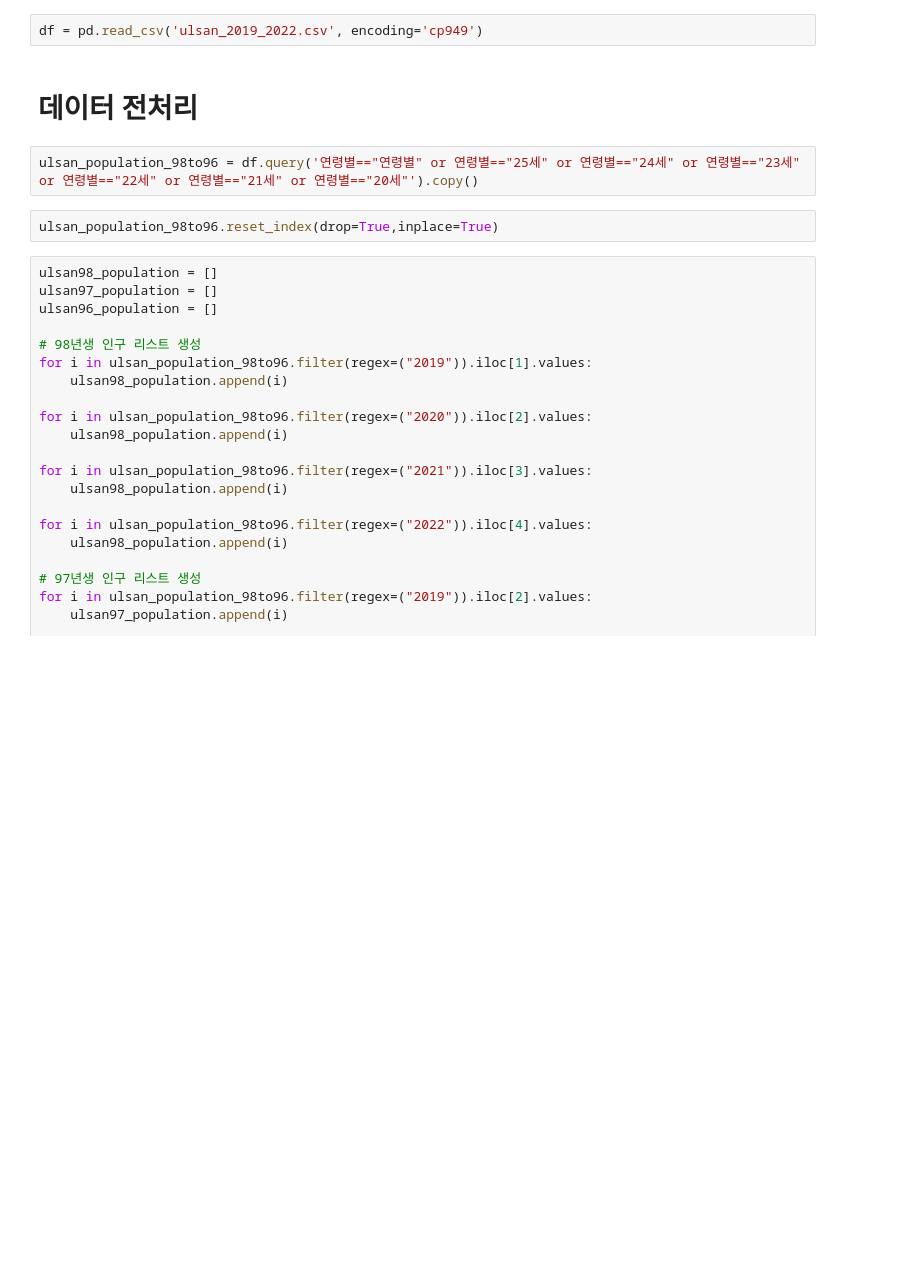
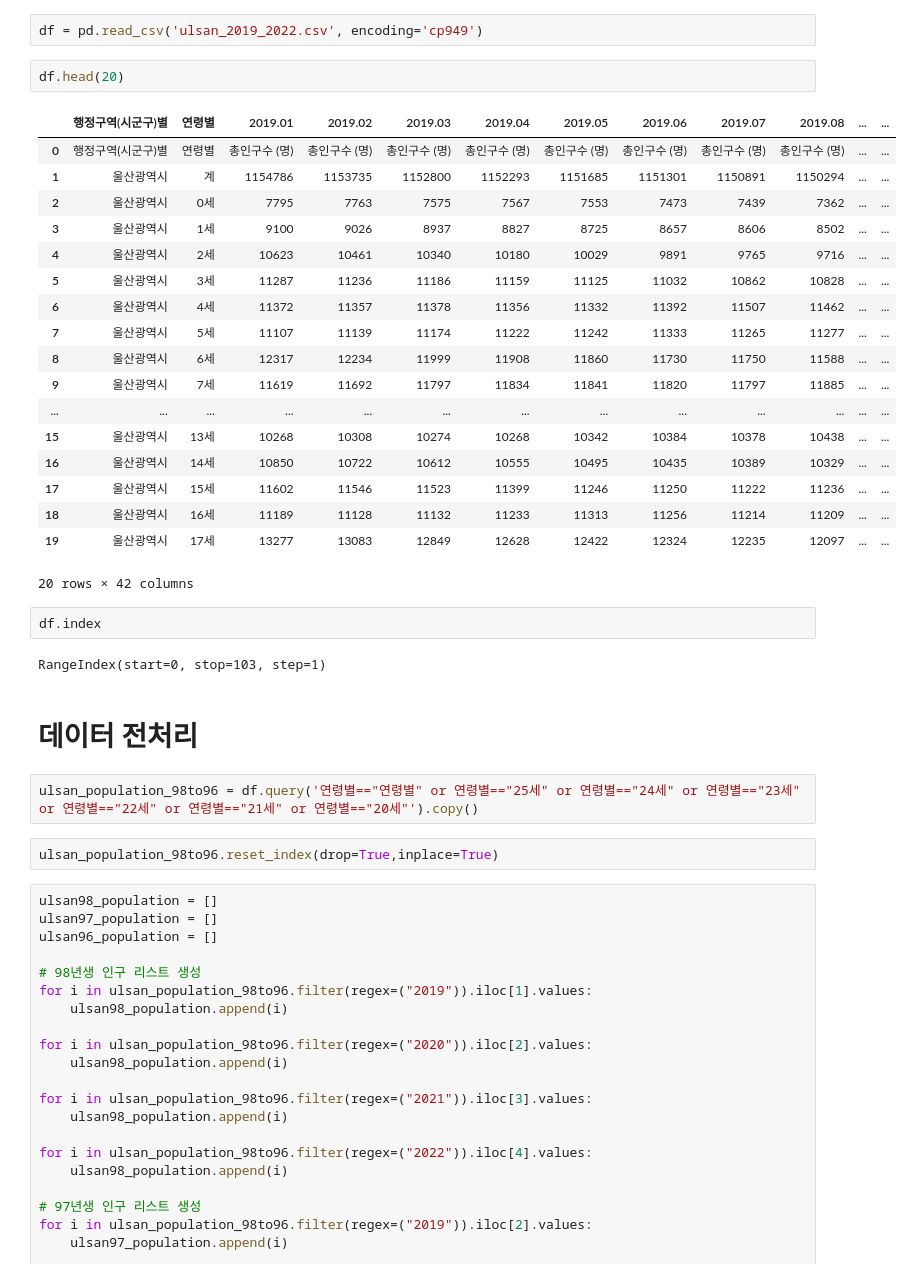
Before and after one commit to CoreDotToday/Mathematical-analysis-and-modeling-for-the-industrial-data-Spring-2023, a Jupyter notebook: Class2. Interpolation and Fourier/울산 96년생~98년생 주민등록자 수 변화.ipynb, the cells around one changed output. Cells and saved outputs as stored; diff of their text form; blank space fills up the shorter version.

```diff
--- a/Class2. Interpolation and Fourier/울산 96년생~98년생 주민등록자 수 변화.ipynb
+++ b/Class2. Interpolation and Fourier/울산 96년생~98년생 주민등록자 수 변화.ipynb
@@ -4,5 +15,30 @@ import plotly.graph_objects as go
 # %%
 df = pd.read_csv('ulsan_2019_2022.csv', encoding='cp949')
+# %%
+df.head(20)
+# %% [output]
+|  | 행정구역(시군구)별 | 연령별 | 2019.01 | 2019.02 | 2019.03 | 2019.04 | 2019.05 | 2019.06 | 2019.07 | 2019.08 | ... | ... |
+| 0 | 행정구역(시군구)별 | 연령별 | 총인구수 (명) | 총인구수 (명) | 총인구수 (명) | 총인구수 (명) | 총인구수 (명) | 총인구수 (명) | 총인구수 (명) | 총인구수 (명) | ... | ... |
+| 1 | 울산광역시 | 계 | 1154786 | 1153735 | 1152800 | 1152293 | 1151685 | 1151301 | 1150891 | 1150294 | ... | ... |
+| 2 | 울산광역시 | 0세 | 7795 | 7763 | 7575 | 7567 | 7553 | 7473 | 7439 | 7362 | ... | ... |
+| 3 | 울산광역시 | 1세 | 9100 | 9026 | 8937 | 8827 | 8725 | 8657 | 8606 | 8502 | ... | ... |
+| 4 | 울산광역시 | 2세 | 10623 | 10461 | 10340 | 10180 | 10029 | 9891 | 9765 | 9716 | ... | ... |
+| 5 | 울산광역시 | 3세 | 11287 | 11236 | 11186 | 11159 | 11125 | 11032 | 10862 | 10828 | ... | ... |
+| 6 | 울산광역시 | 4세 | 11372 | 11357 | 11378 | 11356 | 11332 | 11392 | 11507 | 11462 | ... | ... |
+| 7 | 울산광역시 | 5세 | 11107 | 11139 | 11174 | 11222 | 11242 | 11333 | 11265 | 11277 | ... | ... |
+| 8 | 울산광역시 | 6세 | 12317 | 12234 | 11999 | 11908 | 11860 | 11730 | 11750 | 11588 | ... | ... |
+| 9 | 울산광역시 | 7세 | 11619 | 11692 | 11797 | 11834 | 11841 | 11820 | 11797 | 11885 | ... | ... |
+| ... | ... | ... | ... | ... | ... | ... | ... | ... | ... | ... | ... | ... |
+| 15 | 울산광역시 | 13세 | 10268 | 10308 | 10274 | 10268 | 10342 | 10384 | 10378 | 10438 | ... | ... |
+| 16 | 울산광역시 | 14세 | 10850 | 10722 | 10612 | 10555 | 10495 | 10435 | 10389 | 10329 | ... | ... |
+| 17 | 울산광역시 | 15세 | 11602 | 11546 | 11523 | 11399 | 11246 | 11250 | 11222 | 11236 | ... | ... |
+| 18 | 울산광역시 | 16세 | 11189 | 11128 | 11132 | 11233 | 11313 | 11256 | 11214 | 11209 | ... | ... |
+| 19 | 울산광역시 | 17세 | 13277 | 13083 | 12849 | 12628 | 12422 | 12324 | 12235 | 12097 | ... | ... |
+20 rows × 42 columns
+# %%
+df.index
+# %% [output]
+RangeIndex(start=0, stop=103, step=1)
 # %% [markdown]
 # 데이터 전처리
 # %%
```
Also changed, not shown: parts of 2 cells of this notebook, 19 other files.
